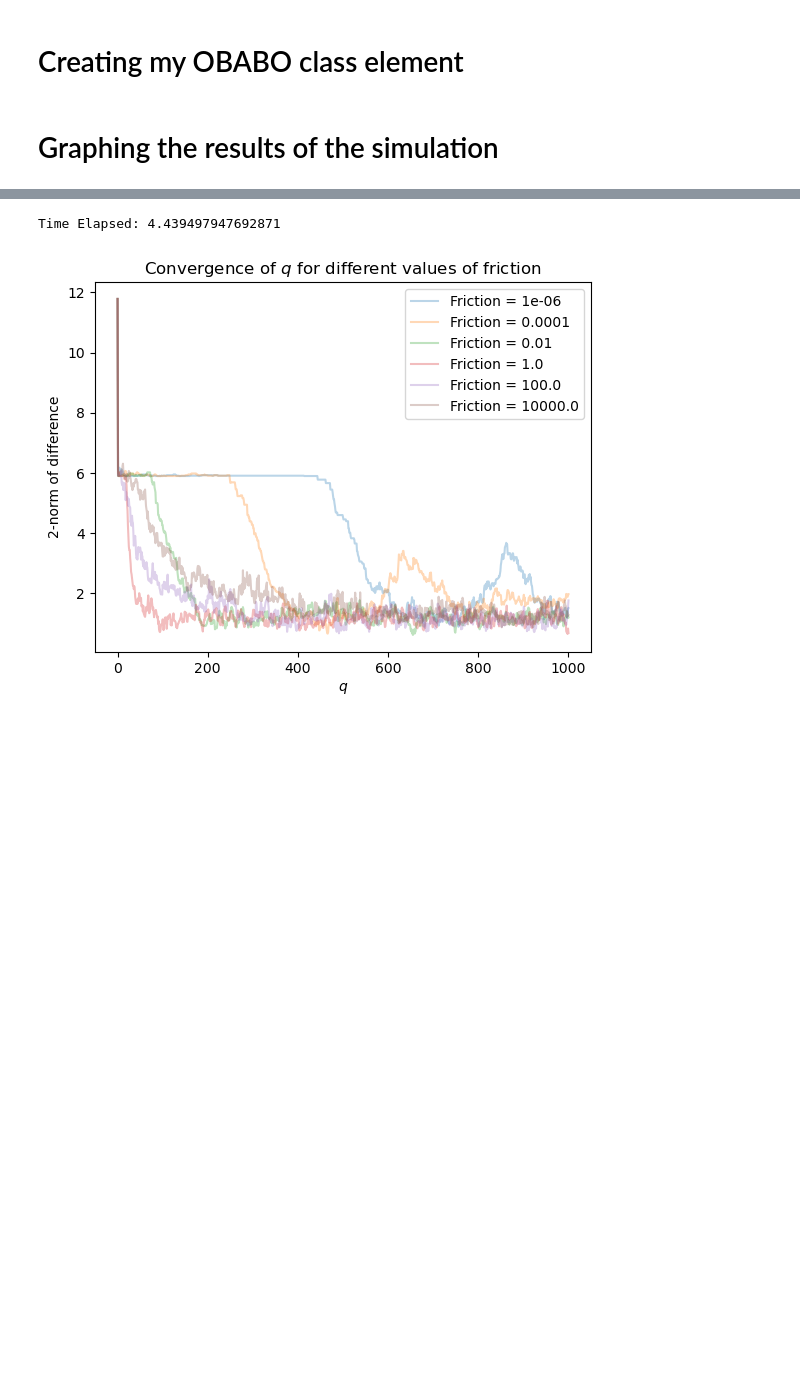
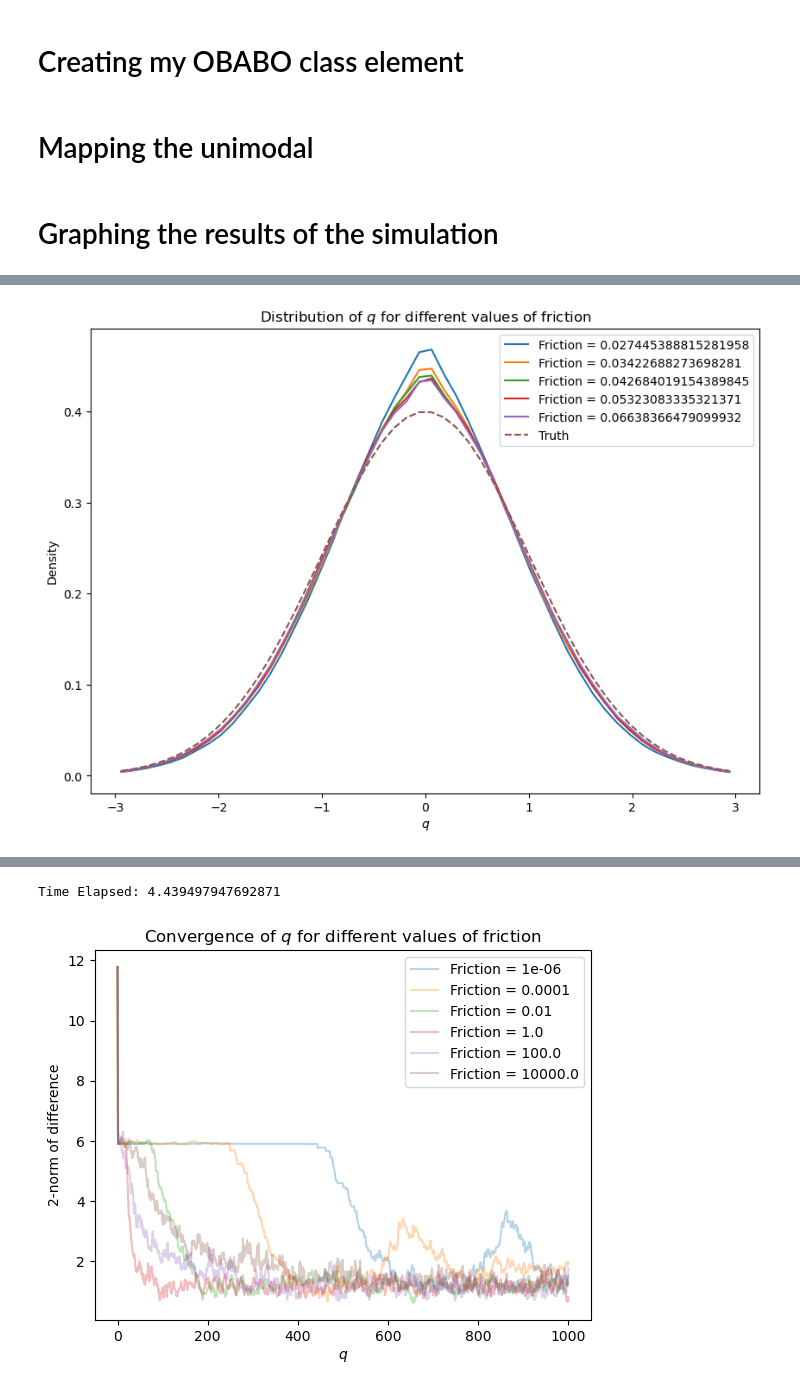
Before and after one commit to ktadgh/Langevin-Dynamics, a Jupyter notebook: OBABO.ipynb, the cells around one changed output, grey strips where cells are left out. Cells and saved outputs as stored; diff of their text form; code cells hidden in the pictures; blank space fills up the shorter version.

```diff
--- a/OBABO.ipynb
+++ b/OBABO.ipynb
@@ -12,16 +12,18 @@ gammas = np.array([float(10**(2*p)) for p in range(-3,3)])
 big_logs = np.logspace(-3,1.699, 50)
 # %% [markdown]
 # Creating my OBABO class element
+# %% [markdown]
+# Mapping the unimodal
 # %%
 # defining functions for potential and force
-@njit(parallel=True)
+@njit()
 def U(x):
-    return - x**2/2 + x**4/4
+    return x**2/2
 
-@njit(parallel=True)
+@njit()
 def force(q):
-    F = q - q**3
-    return F
+    F = q
+    return -F
 
 obabo_step = jf.make_obabo(force)
 OBABO = jf.Scheme(obabo_step, force, U)
@@ -30,7 +32,7 @@ OBABO = jf.Scheme(obabo_step, force, U)
 # %%
 # running 1000 simulations, each taking 100000 steps of size 0.01
 start_time =time.time()
-OBABO.friction_graph(1000, 0.01, 10000, big_logs[15:20])
+OBABO.friction_graph(30000, 0.01, 1000, big_logs[15:20])
 end_time = time.time()
 print(f"Time Elapsed: {end_time-start_time}")
 # %% [output]
@@ -37,0 +40 @@ NameError: name 'OBABO' is not defined
+[figure, added]
```
Also changed, not shown: parts of 3 cells of this notebook, 2 other files.
